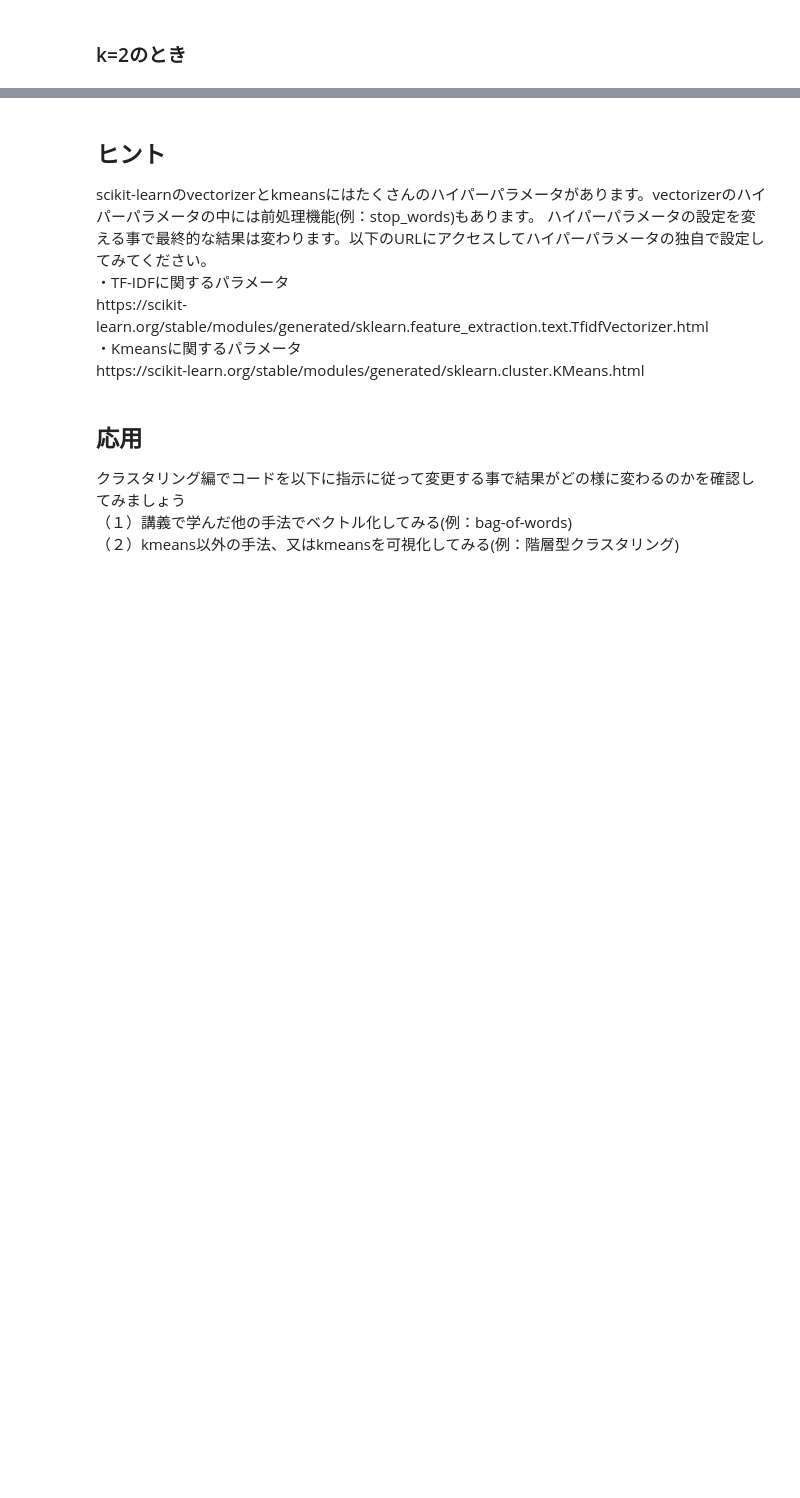
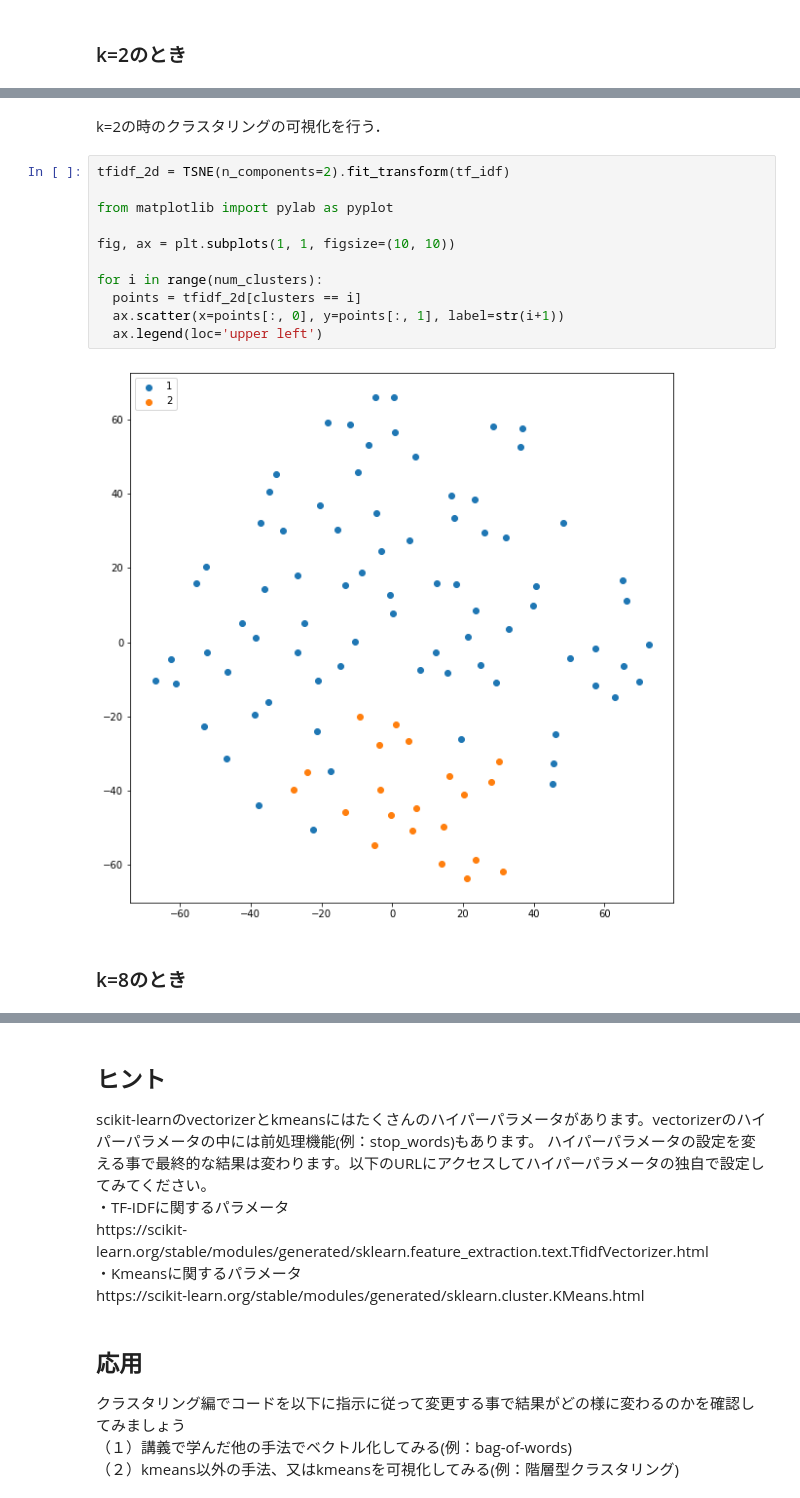
Before and after one commit to LakeRainSound/text_mining_practice2, a Jupyter notebook: k_means.ipynb, the cells around one changed output, grey strips where cells are left out. Drawn from its saved outputs; the diff is of its cells as text; blank space fills up the shorter version.

```diff
--- a/k_means.ipynb
+++ b/k_means.ipynb
@@ -233,3 +234,20 @@ for doc, cls in zip(pre_docs, clusters):
 1 j p morgan co inc 1st qtr 22 28 j p morgan co inc 1st qtr 22 28
 0 ec commission details sugar tender ec commission confirm grant export licence 118 350 current series white sugar maximum export rebate 46 496 european currency unit ecus per 100 kilo trader france r ...
 0 volkswagen dividend decision due tomorrow volkswagen ag vowg f >, vw due make formal announcement dividend tomorrow saying 1985 level marks per ordinary would hold despite massive losses suspect for ...
+# %% [markdown]
+k=2の時のクラスタリングの可視化を行う．
+# %%
+tfidf_2d = TSNE(n_components=2).fit_transform(tf_idf)
+
+from matplotlib import pylab as pyplot
+
+fig, ax = plt.subplots(1, 1, figsize=(10, 10))
+
+for i in range(num_clusters):
+  points = tfidf_2d[clusters == i]
+  ax.scatter(x=points[:, 0], y=points[:, 1], label=str(i+1))
+  ax.legend(loc='upper left')
+# %% [output]
+[figure, added]
+# %% [markdown]
+### k=8のとき
```
Also changed, not shown: parts of 5 cells of this notebook.
